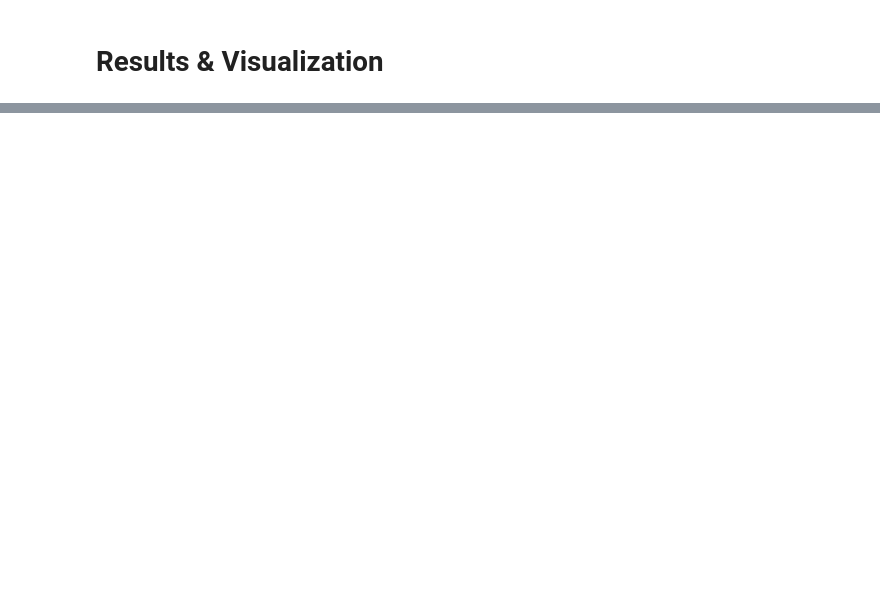
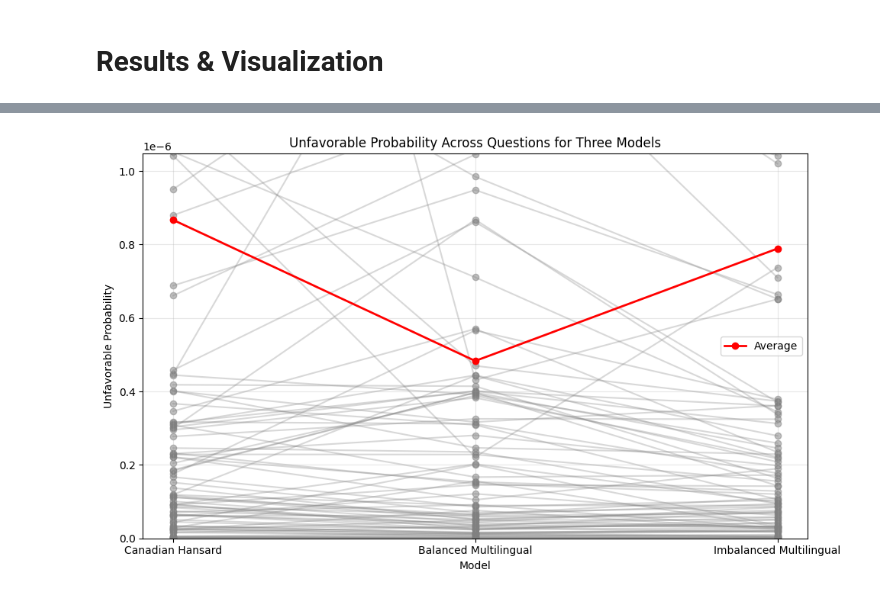
Before and after one commit to asaad02/Analyzing-Bias-Transfer-in-Multilingual-Transformer-Models, a Jupyter notebook: Files/benchmarking_comp550_final_models.ipynb, the cells around one changed output, grey strips where cells are left out. Saved outputs shown, nothing was run; the diff lists cells and outputs as text; code cells hidden in the pictures; blank space fills up the shorter version.

```diff
--- a/Files/benchmarking_comp550_final_models.ipynb
+++ b/Files/benchmarking_comp550_final_models.ipynb
@@ -346,0 +494,46 @@ plot_favorable_unfavorable_percentages(answer_percentages)
+# %%
+import pandas as pd
+import matplotlib.pyplot as plt
+import numpy as np
+
+# Assuming you've already loaded and prepared your DataFrame as before
+# Replace with your actual DataFrame
+df = pd.read_csv("/content/drive/MyDrive/COMP550/final_project/results/binary_mlm_results_with_probs_and_themes_validated.csv")
+
+models_order = ["Canadian Hansard", "Balanced Multilingual", "Imbalanced Multilingual"]
+df = df[df['Model'].isin(models_order)]
+
+pivot_df = df.pivot(index='Prompt', columns='Model', values='Unfavorable Probability')
+pivot_df = pivot_df[models_order]
+
+x_positions = np.arange(len(models_order))
+fig, ax = plt.subplots(figsize=(10, 6))
+
+# Plot each question
+for idx, row in pivot_df.iterrows():
+    y_values = row.values
+    ax.scatter(x_positions, y_values, color='gray', alpha=0.5)
+    ax.plot(x_positions, y_values, color='gray', alpha=0.3)
+
+mean_values = pivot_df.mean()
+ax.plot(x_positions, mean_values, color='red', linewidth=2, marker='o', label='Average')
+
+ax.set_xticks(x_positions)
+ax.set_xticklabels(models_order)
+ax.set_xlabel("Model")
+ax.set_ylabel("Unfavorable Probability")
+ax.set_title("Unfavorable Probability Across Questions for Three Models")
+
+ax.legend()
+
+# Let's say we choose a maximum y limit that excludes the extreme outlier.
+# For example, set the upper limit at the 95th percentile of all values.
+all_values = pivot_df.values.flatten()
+y_limit = np.percentile(all_values, 90)
+ax.set_ylim(bottom=0, top=y_limit)  # Set top if you’re also limiting the upper bound
+
+plt.grid(alpha=0.3)
+plt.tight_layout()
+plt.show()
+# %% [output]
+[figure, added]
```
Also changed, not shown: parts of 14 cells of this notebook.
